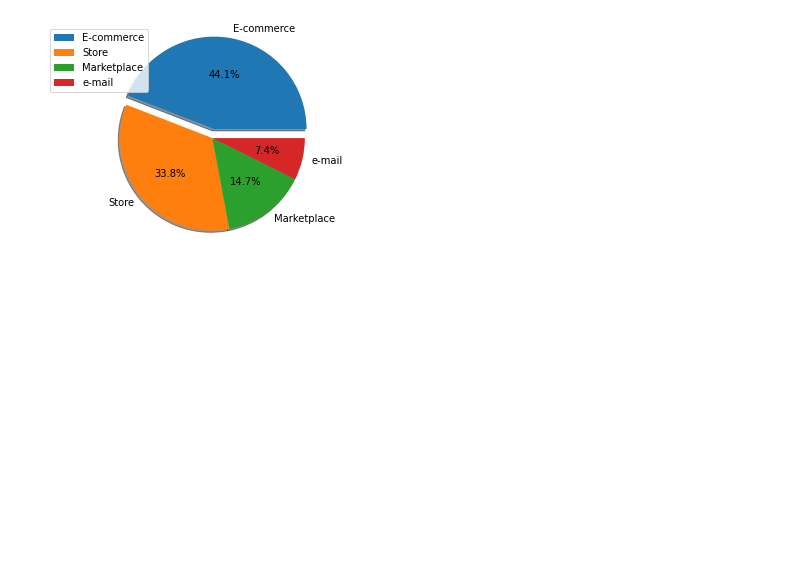
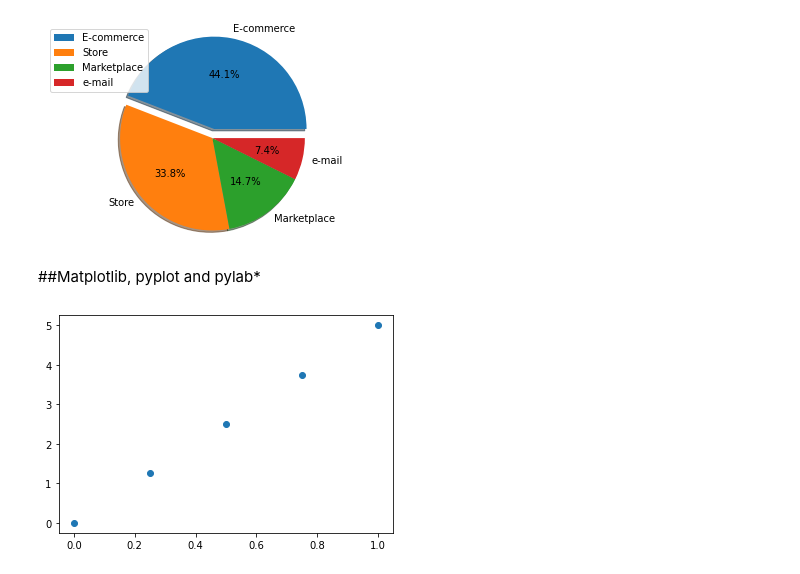
Before and after one commit to jpaulorc/DSZ, a Jupyter notebook: Data_Visualization.ipynb, the cells around one changed output. Cells and saved outputs as stored; diff of their text form; code cells hidden in the pictures; blank space fills up the shorter version.

```diff
--- a/Data_Visualization.ipynb
+++ b/Data_Visualization.ipynb
@@ -113,3 +113,5 @@ plt.axis('equal')
 plt.show()
 # %% [output]
 [figure]
+# %% [markdown]
+##Matplotlib, pyplot and pylab*
@@ -115,0 +121,10 @@ plt.show()
+# %%
+figure = plt.figure()
+
+ax = figure.add_subplot(111)
+
+ax.scatter(np.linspace(0, 1, 5), np.linspace(0, 5, 5))
+
+plt.show()
+# %% [output]
+[figure, added]
```
Also changed, not shown: parts of 8 cells of this notebook.
